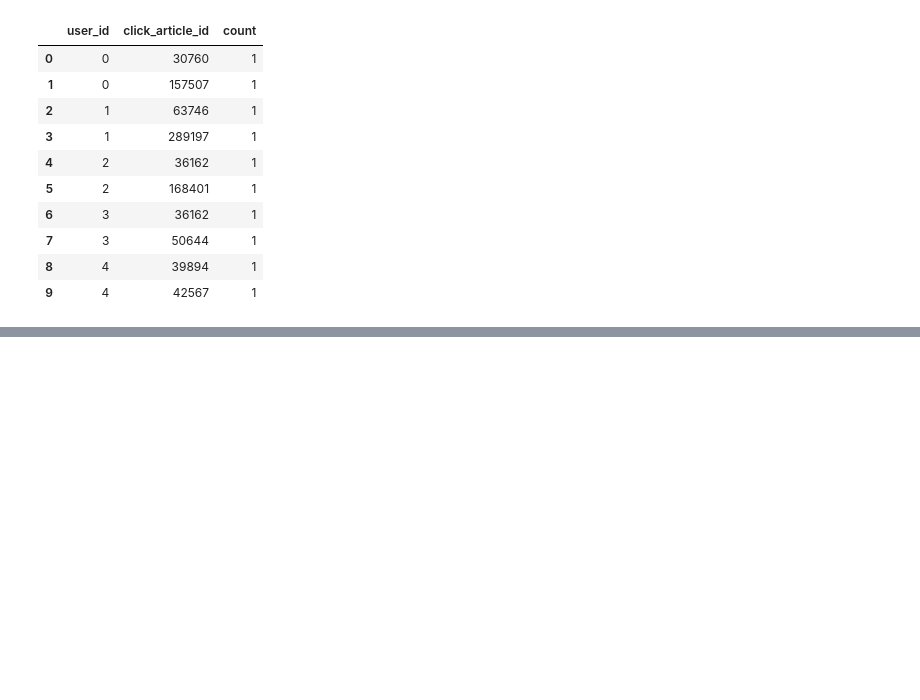
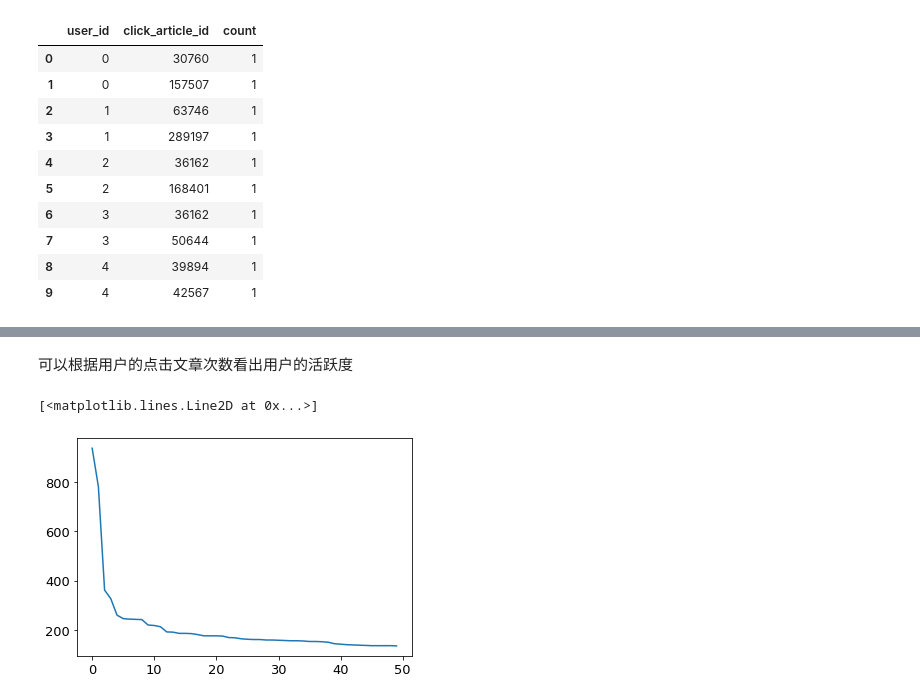
Before and after one commit to lancescrazy/rec_noob, a Jupyter notebook: rec_news/数据分析.ipynb, the cells around one changed output, grey strips where cells are left out. Saved outputs shown, nothing was run; the diff lists cells and outputs as text; code cells hidden in the pictures; blank space fills up the shorter version.

```diff
--- a/rec_news/数据分析.ipynb
+++ b/rec_news/数据分析.ipynb
@@ -285,0 +354,8 @@ user_click_count[:10]
+# %% [markdown]
+可以根据用户的点击文章次数看出用户的活跃度
+# %%
+# 点击次数在前 50 的用户
+plt.plot(user_click_item_count[:50])
+# %% [output]
+[<matplotlib.lines.Line2D at 0x...>]
+[figure, added]
```
Also changed, not shown: parts of 60 cells of this notebook.
